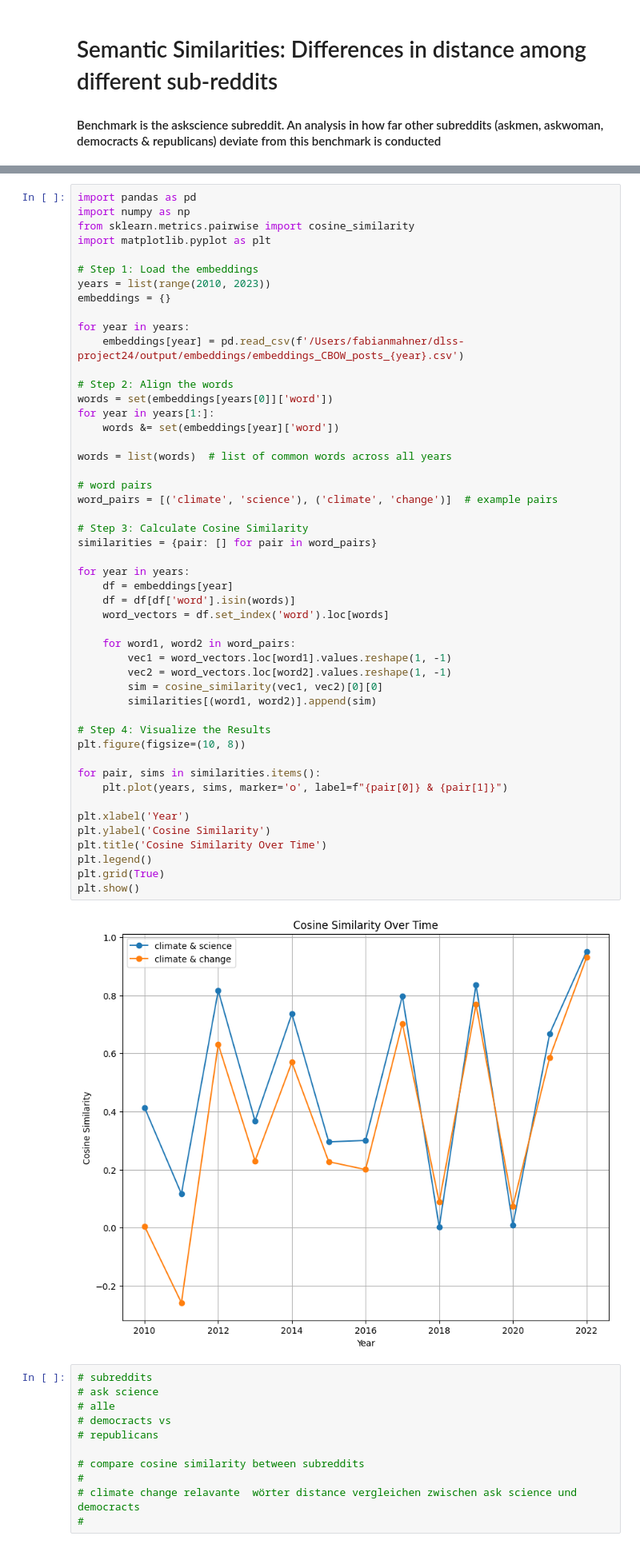
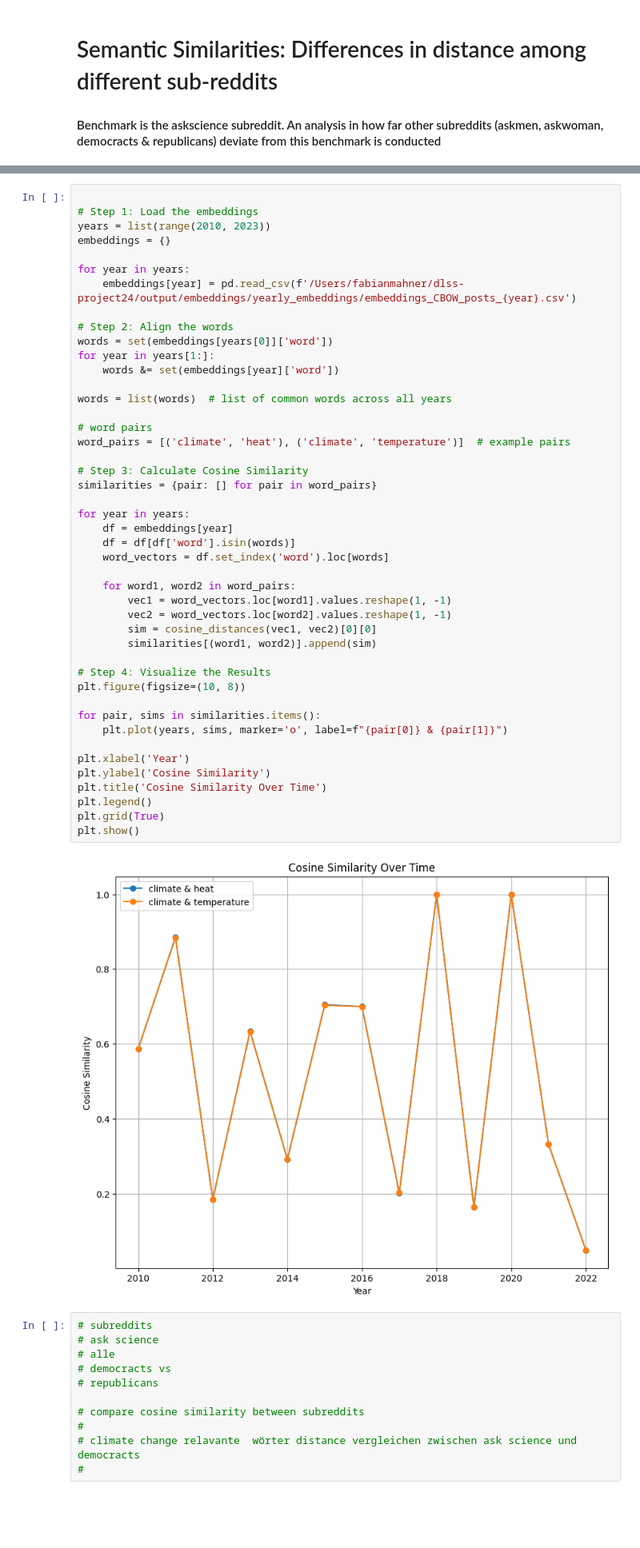
Before and after one commit to tobiaswtzl/dlss-project24, a Jupyter notebook: code/2. Deep Learning Model/SemSim_subreddits.ipynb, the cells around one changed output, grey strips where cells are left out. Shown at 80% size. Cells and saved outputs as stored; diff of their text form; blank space fills up the shorter version.

```diff
--- a/code/2. Deep Learning Model/SemSim_subreddits.ipynb
+++ b/code/2. Deep Learning Model/SemSim_subreddits.ipynb
@@ -63,15 +240,11 @@ plt.show()
 # %%
-import pandas as pd
-import numpy as np
-from sklearn.metrics.pairwise import cosine_similarity
-import matplotlib.pyplot as plt
 
 # Step 1: Load the embeddings
 years = list(range(2010, 2023))
 embeddings = {}
 
 for year in years:
-    embeddings[year] = pd.read_csv(f'/Users/fabianmahner/dlss-project24/output/embeddings/embeddings_CBOW_posts_{year}.csv')
+    embeddings[year] = pd.read_csv(f'/Users/fabianmahner/dlss-project24/output/embeddings/yearly_embeddings/embeddings_CBOW_posts_{year}.csv')
 
 # Step 2: Align the words
 words = set(embeddings[years[0]]['word'])
@@ -81,36 +254,36 @@ for year in years[1:]:
 words = list(words)  # list of common words across all years
 
 # word pairs
-word_pairs = [('climate', 'science'), ('climate', 'change')]  # example pairs
+word_pairs = [('climate', 'heat'), ('climate', 'temperature')]  # example pairs
 
 # Step 3: Calculate Cosine Similarity
 similarities = {pair: [] for pair in word_pairs}
 
 for year in years:
     df = embeddings[year]
     df = df[df['word'].isin(words)]
     word_vectors = df.set_index('word').loc[words]
 
     for word1, word2 in word_pairs:
         vec1 = word_vectors.loc[word1].values.reshape(1, -1)
         vec2 = word_vectors.loc[word2].values.reshape(1, -1)
-        sim = cosine_similarity(vec1, vec2)[0][0]
+        sim = cosine_distances(vec1, vec2)[0][0]
         similarities[(word1, word2)].append(sim)
 
 # Step 4: Visualize the Results
 plt.figure(figsize=(10, 8))
 
 for pair, sims in similarities.items():
     plt.plot(years, sims, marker='o', label=f"{pair[0]} & {pair[1]}")
 
 plt.xlabel('Year')
 plt.ylabel('Cosine Similarity')
 plt.title('Cosine Similarity Over Time')
 plt.legend()
 plt.grid(True)
 plt.show()
 # %% [output]
-[figure, old version]
+[figure, new version]
 # %%
 # subreddits
 # ask science
```
Also changed, not shown: parts of 6 cells of this notebook.
